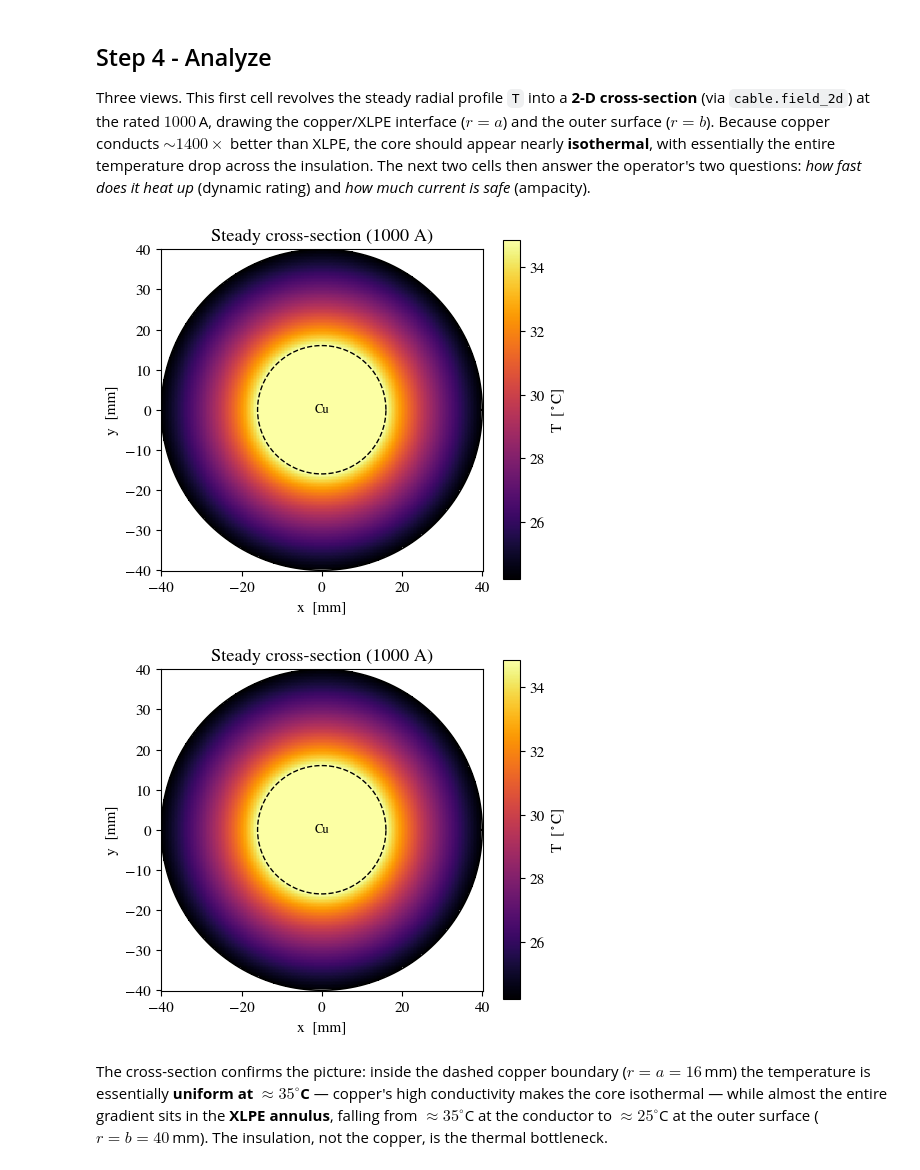
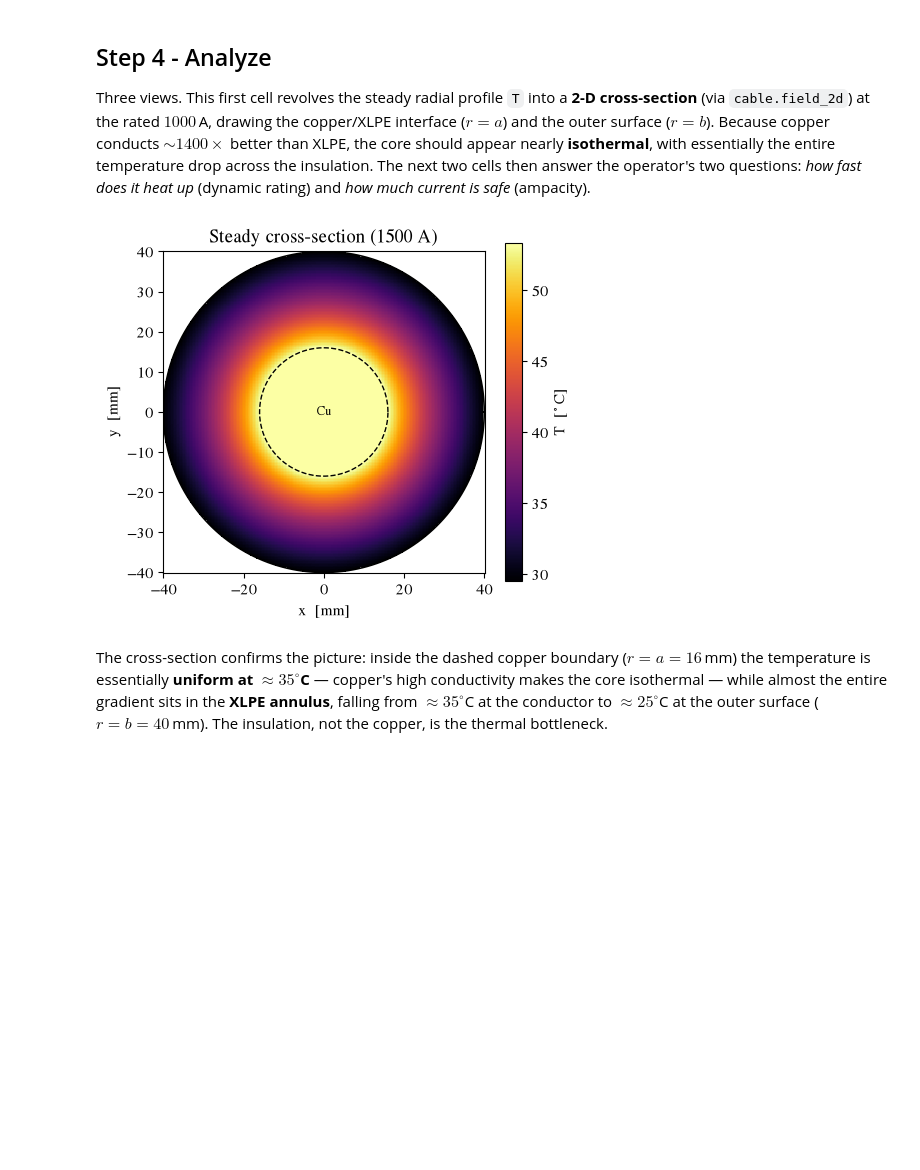
Before and after one commit to adil-rasheed/TTK29-2026, a Jupyter notebook: python/01-physics-based-modeling/notebooks/heat_cable.ipynb, the cells around one changed output. Cells and saved outputs as stored; diff of their text form; code cells hidden in the pictures; blank space fills up the shorter version.

```diff
--- a/python/01-physics-based-modeling/notebooks/heat_cable.ipynb
+++ b/python/01-physics-based-modeling/notebooks/heat_cable.ipynb
@@ -43,14 +63,13 @@ The default `Cable()` is an $800\,$mm² copper core ($a=16\,$mm) inside XLPE out
 
 The explicit (FTCS) stability limit $\Delta t\le \Delta r^2/(2\alpha)$ is therefore *sub-millisecond*, while the cable's thermal response is measured in **hours** -- the cable is our first genuinely **stiff** problem. So we integrate with backward Euler (unconditionally stable) and take physically sized steps. An explicit scheme that is correct but unaffordable is exactly the pressure that later motivates reduced-order and surrogate models. This cell prints the electrical loss $I^2R'$, the copper diffusivity, the punishing explicit step, and two analytic references (steady core temperature and ampacity).
 # %%
-c = cable.Cable()   # 800 mm^2 Cu core, XLPE to r=40 mm, 1000 A, water at 20 C
 dr = c.b / c.N
 alpha_cu = c.k_c / (c.rho_c * c.cp_c)
-print('R\' =', f'{c.R_per_length():.3e}', 'ohm/m')
-print('P\' = I^2 R\' =', round(c.power_per_length(), 2), 'W/m')
-print('copper alpha =', f'{alpha_cu:.2e}', 'm^2/s')
-print('explicit dt limit ~ dr^2/(2 alpha_cu) =', f'{dr**2/(2*alpha_cu):.2e}', 's  (!)')
-print('analytic steady core T =', round(c.steady_core_temperature(), 2), 'C')
-print('ampacity (90 C limit)  =', round(c.ampacity(90.0)), 'A')
+print(f"R' = {c.R_per_length():.3e} ohm/m")
+print(f"P' = I^2 R' = {c.power_per_length():.2f} W/m   (I = {c.I:g} A)")
+print(f'copper alpha = {alpha_cu:.2e} m^2/s')
+print(f'explicit dt limit ~ dr^2/(2 alpha_cu) = {dr**2/(2*alpha_cu):.2e} s  (!)')
+print(f'analytic steady core T = {c.steady_core_temperature():.2f} C')
+print(f'ampacity ({T_limit:g} C limit) = {c.ampacity(T_limit):.0f} A')
 # %% [output]
 R' = 2.139e-05 ohm/m
@@ -66,15 +85,21 @@ The conductor dissipates $P'=I^2R'=1000^2\times2.139\times10^{-5}=21.4\,$W per m
 
 Integrate with **backward Euler** in time (unconditionally stable) and conservative **finite volumes** in $r$, using a **harmonic-mean conductivity** at the copper/XLPE interface so the interfacial heat flux stays continuous. March **6 hours** at $\Delta t=5\,$s — a step the explicit scheme could never afford. The cell tracks the conductor centre and outer surface over time and extracts the thermal **time constants** $t_{63}$ and $t_{95}$ (times to reach 63 % and 95 % of the steady temperature rise) and the safety margin below the $90^\circ$C XLPE limit.
 # %%
-r, T, frames, times = c.solve_transient(t_end=6*3600.0, dt=5.0, save_every=60)
+r, T, frames, times = c.solve_transient(t_end=t_end_h*3600.0, dt=dt,
+                                        save_every=max(1, int(round(300.0/dt))))  # snapshot every ~5 min
 times = np.array(times)
 core = np.array([f[0]  for f in frames])   # conductor centre
 surf = np.array([f[-1] for f in frames])   # outer surface (r=b)
 steady = c.steady_core_temperature()
 rise = steady - c.T_inf
-t63 = times[np.argmax(core - c.T_inf >= 0.632*rise)] / 60.0
-t95 = times[np.argmax(core - c.T_inf >= 0.95 *rise)] / 60.0
-print('numeric core @6h =', round(float(core[-1]), 2), 'C  (analytic', round(steady,2),'C)')
-print('time constant t63 =', round(t63), 'min ;  t95 =', round(t95), 'min')
-print('margin at 1000 A  =', round(90 - float(core[-1]), 1), 'C below the XLPE limit')
+
+def minutes_to(frac):
+    """First saved time [min] at which the core has covered `frac` of the steady rise (NaN if never)."""
+    idx = np.flatnonzero(core - c.T_inf >= frac*rise)
+    return times[idx[0]]/60.0 if idx.size else np.nan
+
+t63, t95 = minutes_to(0.632), minutes_to(0.95)
+print(f'numeric core @{t_end_h:g}h = {float(core[-1]):.2f} C  (analytic {steady:.2f} C)')
+print(f'time constant t63 = {t63:.0f} min ;  t95 = {t95:.0f} min')
+print(f'margin at {c.I:g} A  = {T_limit - float(core[-1]):.1f} C below the XLPE limit')
 # %% [output]
@@ -90,20 +115,19 @@ Three views. This first cell revolves the steady radial profile `T` into a **2-D
 # %%
 def plot_cable_field():
     X, Y, T2d = cable.field_2d(c, T)
     fig, ax = plt.subplots(figsize=(5.2, 4.4))
     pcm = ax.pcolormesh(X*1e3, Y*1e3, T2d, cmap='inferno', shading='auto')
     cb = fig.colorbar(pcm, ax=ax); cb.set_label('T  [$^\\circ$C]')
     th = np.linspace(0, 2*np.pi, 200)
     ax.plot(c.a*1e3*np.cos(th), c.a*1e3*np.sin(th), '--', color=fg(), lw=1.0)
     ax.plot(c.b*1e3*np.cos(th), c.b*1e3*np.sin(th), '-',  color=fg(), lw=1.2)
     ax.text(0, 0, 'Cu', color=fg(), ha='center', va='center', fontsize=9)
-    ax.set(xlabel='x  [mm]', ylabel='y  [mm]', title='Steady cross-section (1000 A)')
+    ax.set(xlabel='x  [mm]', ylabel='y  [mm]', title=f'Steady cross-section ({c.I:g} A)')
     ax.set_aspect('equal'); ax.grid(False)
 
 save_dual(plot_cable_field, 'cable_field', FIG)
 # %% [output]
-[figure, old version]
+[figure, new version]
-[figure, removed]
 # %% [markdown]
 The cross-section confirms the picture: inside the dashed copper boundary ($r=a=16\,$mm) the temperature is essentially **uniform at $\approx35^\circ$C** — copper's high conductivity makes the core isothermal — while almost the entire gradient sits in the **XLPE annulus**, falling from $\approx35^\circ$C at the conductor to $\approx25^\circ$C at the outer surface ($r=b=40\,$mm). The insulation, not the copper, is the thermal bottleneck.
 # %% [markdown]
```
Also changed, not shown: parts of 9 cells of this notebook, 7 other files.
